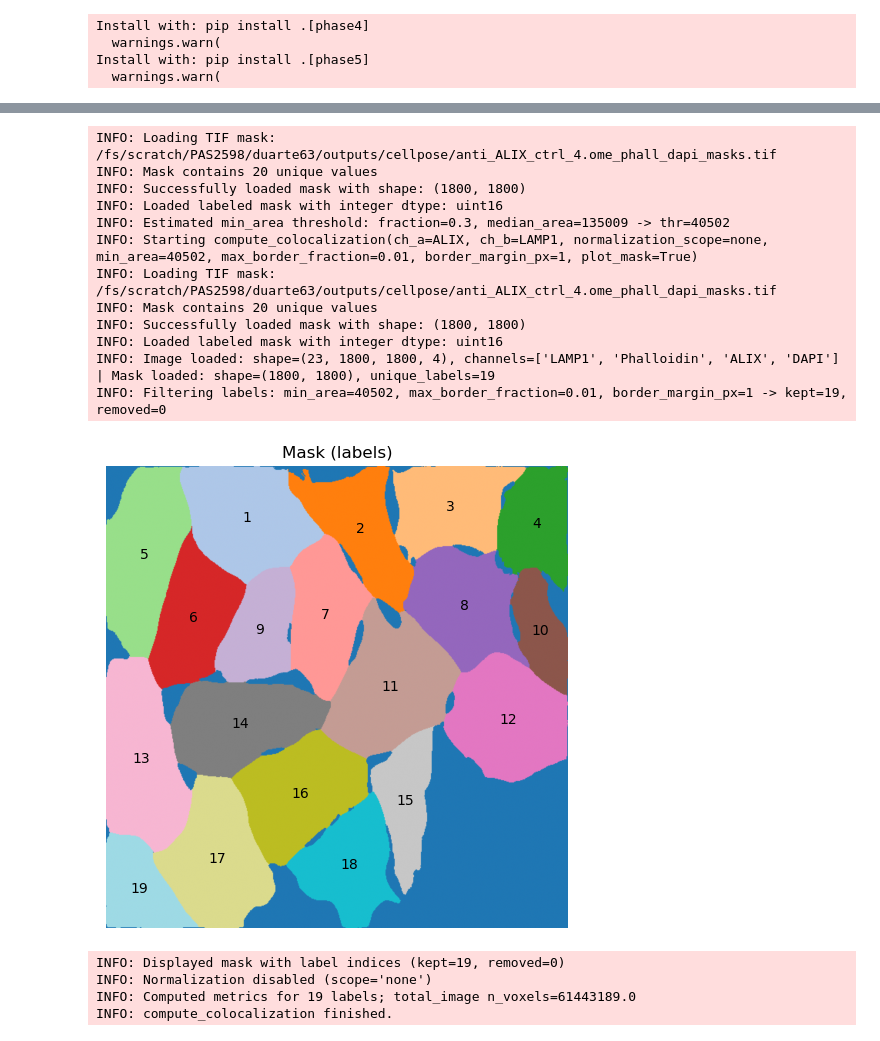
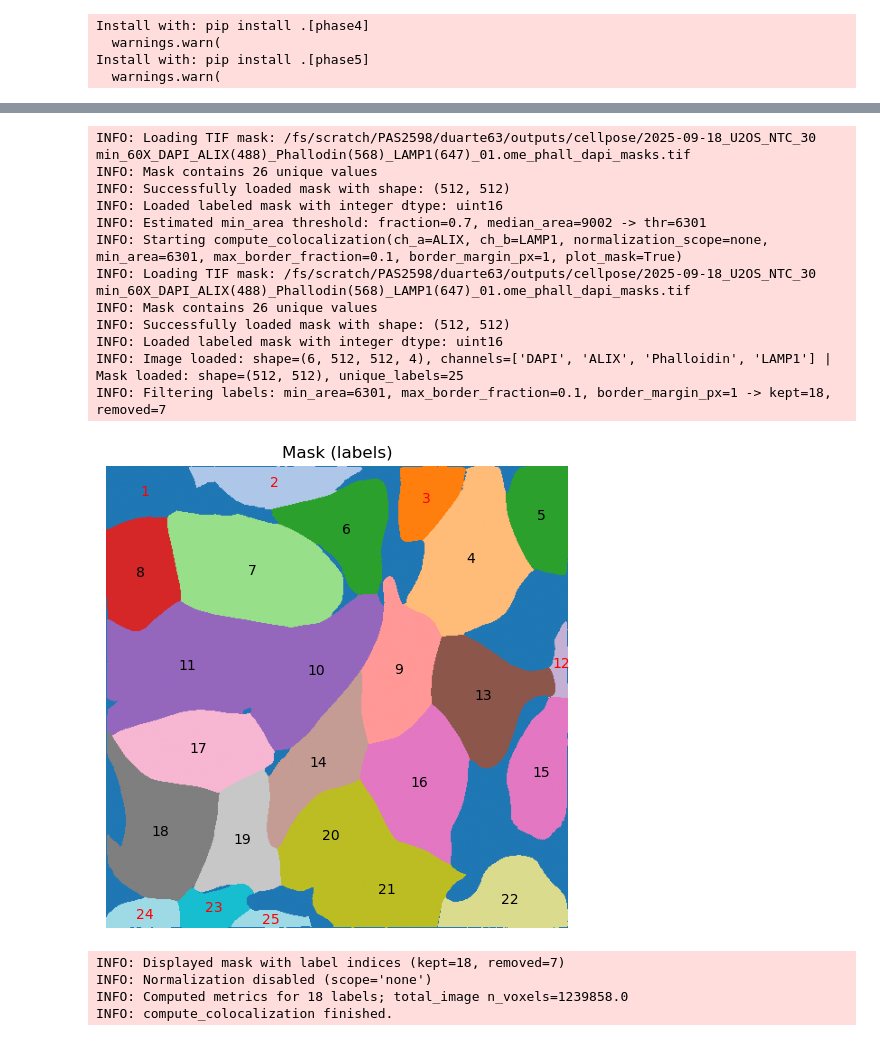
Before and after one commit to biogabriel7/colok-roll, a Jupyter notebook: whole_analysis.ipynb, the cells around one changed output, grey strips where cells are left out. Drawn from its saved outputs; the diff is of its cells as text; code cells hidden in the pictures.

```diff
--- a/whole_analysis.ipynb
+++ b/whole_analysis.ipynb
@@ -24,7 +24,7 @@ Install with: pip install .[phase4]
 Install with: pip install .[phase5]
   warnings.warn(
 # %%
-image_path = Path("/fs/scratch/PAS2598/duarte63/ALIX_confocal_data/ALIX/nd2/anti_ALIX_ctrl_4.nd2")
+image_path = Path("/fs/scratch/PAS2598/duarte63/ALIX_confocal_data/Madi/2025-09-18_U2OS_NTC_30 min_60X_DAPI_ALIX(488)_Phallodin(568)_LAMP1(647)_01.ome.tiff")
 image_loader = ImageLoader()
 
 loaded_data = image_loader.load_image(image_path)
@@ -34,7 +34,7 @@ loaded_data.dtype
 # Rename Channels -> Index (If you don't know what's the order; after image_loader.load_image you can image_loader.get_channel_names()
 # and it will show you the actual names in order
 
-new_channel_names = ['LAMP1', 'Phalloidin', 'ALIX', 'DAPI']
+new_channel_names = ['DAPI', 'ALIX', 'Phalloidin', 'LAMP1']
 channel_names = image_loader.rename_channels(new_channel_names)
 
 channel_names = image_loader.get_channel_names()
@@ -160,51 +180,51 @@ RuntimeError: Hugging Face token not found. Set HUGGINGFACE_TOKEN or provide ana
 # %%
+import pandas as pd
 from colokroll.analysis.colocalization import _load_mask, estimate_min_area_threshold
-import pandas as pd
 
 channels = channel_names
 
-mask_path = Path("/fs/scratch/PAS2598/duarte63/outputs/cellpose/anti_ALIX_ctrl_4.ome_phall_dapi_masks.tif")
+mask_path = Path("/fs/scratch/PAS2598/duarte63/outputs/cellpose/2025-09-18_U2OS_NTC_30 min_60X_DAPI_ALIX(488)_Phallodin(568)_LAMP1(647)_01.ome_phall_dapi_masks.tif")
 
-min_area = estimate_min_area_threshold(mask_path, fraction_of_median=0.30)
+min_area = estimate_min_area_threshold(mask_path, fraction_of_median=0.70)
 
 res = compute_colocalization(
     image=results,  # dict[str, (array, meta)] or dict[str, array]
     mask=mask_path,
     channel_a="ALIX",
     channel_b="LAMP1",
     thresholding='costes',
-    max_border_fraction=0.01,
+    max_border_fraction=0.10,
     min_area=int(min_area),
     border_margin_px=1,
     plot_mask=True,
 )
 
 res["results"]["total_image"]
 
 # Per-cell dataframe (one row per kept label)
 df_cells = pd.DataFrame(res["results"]["per_label"]).sort_values("label")
 # Optional: save
 # df_cells.to_csv("per_cell_metrics.csv", index=False)
 
 # Total-image (single row)
 df_total = pd.DataFrame([res["results"]["total_image"]])
 # %% [output]
-INFO: Loading TIF mask: /fs/scratch/PAS2598/duarte63/outputs/cellpose/anti_ALIX_ctrl_4.ome_phall_dapi_masks.tif
-INFO: Mask contains 20 unique values
-INFO: Successfully loaded mask with shape: (1800, 1800)
+INFO: Loading TIF mask: /fs/scratch/PAS2598/duarte63/outputs/cellpose/2025-09-18_U2OS_NTC_30 min_60X_DAPI_ALIX(488)_Phallodin(568)_LAMP1(647)_01.ome_phall_dapi_masks.tif
+INFO: Mask contains 26 unique values
+INFO: Successfully loaded mask with shape: (512, 512)
 INFO: Loaded labeled mask with integer dtype: uint16
-INFO: Estimated min_area threshold: fraction=0.3, median_area=135009 -> thr=40502
-INFO: Starting compute_colocalization(ch_a=ALIX, ch_b=LAMP1, normalization_scope=none, min_area=40502, max_border_fraction=0.01, border_margin_px=1, plot_mask=True)
-INFO: Loading TIF mask: /fs/scratch/PAS2598/duarte63/outputs/cellpose/anti_ALIX_ctrl_4.ome_phall_dapi_masks.tif
-INFO: Mask contains 20 unique values
-INFO: Successfully loaded mask with shape: (1800, 1800)
+INFO: Estimated min_area threshold: fraction=0.7, median_area=9002 -> thr=6301
+INFO: Starting compute_colocalization(ch_a=ALIX, ch_b=LAMP1, normalization_scope=none, min_area=6301, max_border_fraction=0.1, border_margin_px=1, plot_mask=True)
+INFO: Loading TIF mask: /fs/scratch/PAS2598/duarte63/outputs/cellpose/2025-09-18_U2OS_NTC_30 min_60X_DAPI_ALIX(488)_Phallodin(568)_LAMP1(647)_01.ome_phall_dapi_masks.tif
+INFO: Mask contains 26 unique values
+INFO: Successfully loaded mask with shape: (512, 512)
 INFO: Loaded labeled mask with integer dtype: uint16
-INFO: Image loaded: shape=(23, 1800, 1800, 4), channels=['LAMP1', 'Phalloidin', 'ALIX', 'DAPI'] | Mask loaded: shape=(1800, 1800), unique_labels=19
-INFO: Filtering labels: min_area=40502, max_border_fraction=0.01, border_margin_px=1 -> kept=19, removed=0
+INFO: Image loaded: shape=(6, 512, 512, 4), channels=['DAPI', 'ALIX', 'Phalloidin', 'LAMP1'] | Mask loaded: shape=(512, 512), unique_labels=25
+INFO: Filtering labels: min_area=6301, max_border_fraction=0.1, border_margin_px=1 -> kept=18, removed=7
-[figure, old version]
+[figure, new version]
-INFO: Displayed mask with label indices (kept=19, removed=0)
+INFO: Displayed mask with label indices (kept=18, removed=7)
 INFO: Normalization disabled (scope='none')
-INFO: Computed metrics for 19 labels; total_image n_voxels=61443189.0
+INFO: Computed metrics for 18 labels; total_image n_voxels=1239858.0
 INFO: compute_colocalization finished.
 # %%
 df_cells
```
Also changed, not shown: parts of 6 cells of this notebook, 8 other files.
